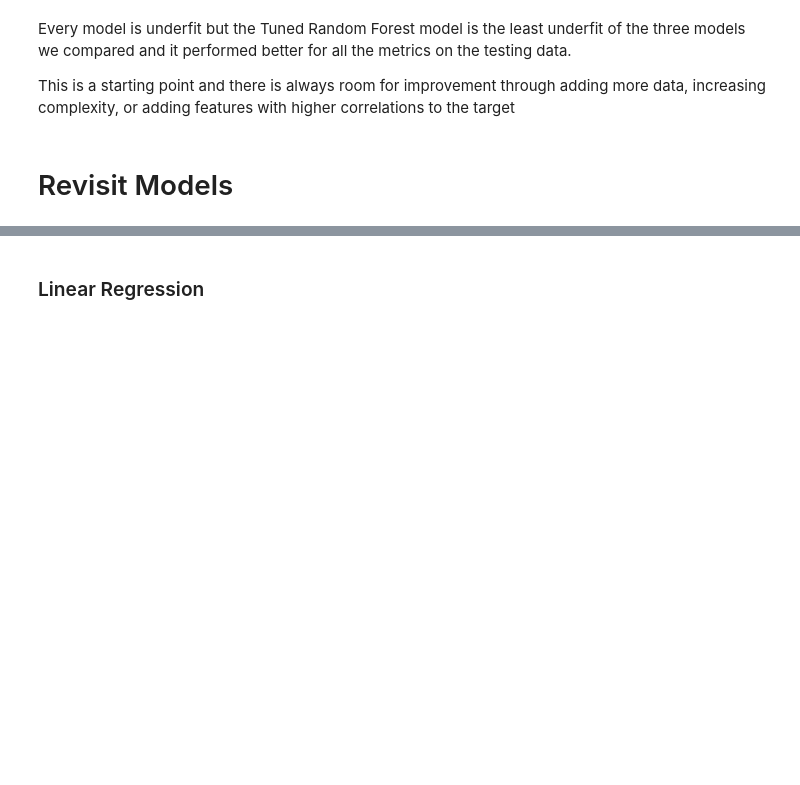
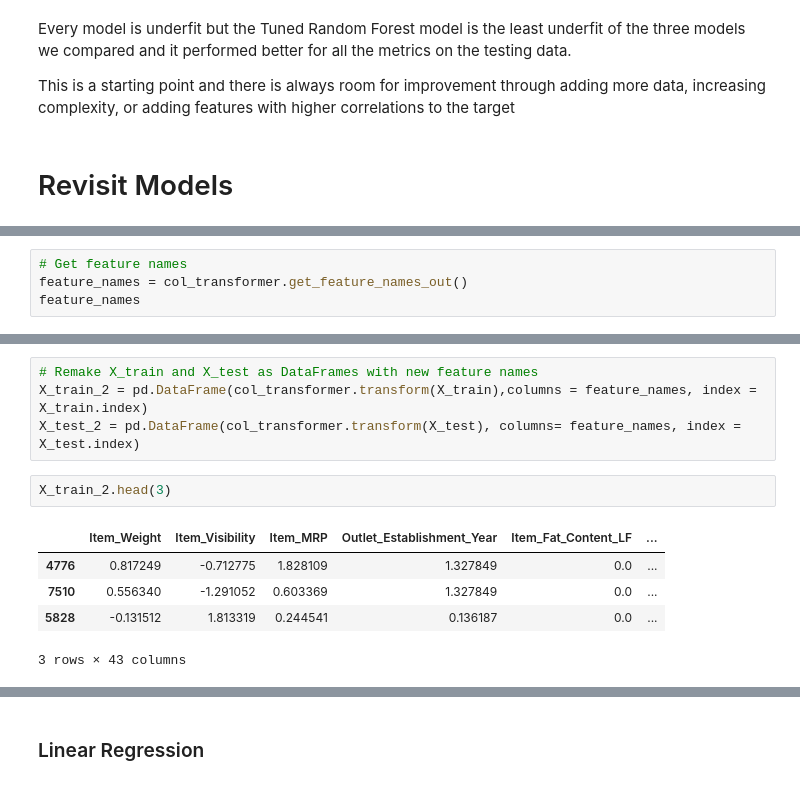
Before and after one commit to donmarcolaureano/predictionofproductsales, a Jupyter notebook: Preprocessed Data for ML.ipynb, the cells around one changed output, grey strips where cells are left out. Drawn from its saved outputs; the diff is of its cells as text; blank space fills up the shorter version.

```diff
--- a/Preprocessed Data for ML.ipynb
+++ b/Preprocessed Data for ML.ipynb
@@ -584,0 +588,4 @@ This is a starting point and there is always room for improvement through adding
+# %%
+# Get feature names
+feature_names = col_transformer.get_feature_names_out()
+feature_names
@@ -584,0 +613,12 @@ This is a starting point and there is always room for improvement through adding
+# %%
+# Remake X_train and X_test as DataFrames with new feature names
+X_train_2 = pd.DataFrame(col_transformer.transform(X_train),columns = feature_names, index = X_train.index)
+X_test_2 = pd.DataFrame(col_transformer.transform(X_test), columns= feature_names, index = X_test.index)
+# %%
+X_train_2.head(3)
+# %% [output]
+|  | Item_Weight | Item_Visibility | Item_MRP | Outlet_Establishment_Year | Item_Fat_Content_LF | ... |
+| 4776 | 0.817249 | -0.712775 | 1.828109 | 1.327849 | 0.0 | ... |
+| 7510 | 0.556340 | -1.291052 | 0.603369 | 1.327849 | 0.0 | ... |
+| 5828 | -0.131512 | 1.813319 | 0.244541 | 0.136187 | 0.0 | ... |
+3 rows × 43 columns
```
Also changed, not shown: parts of 6 cells of this notebook.
